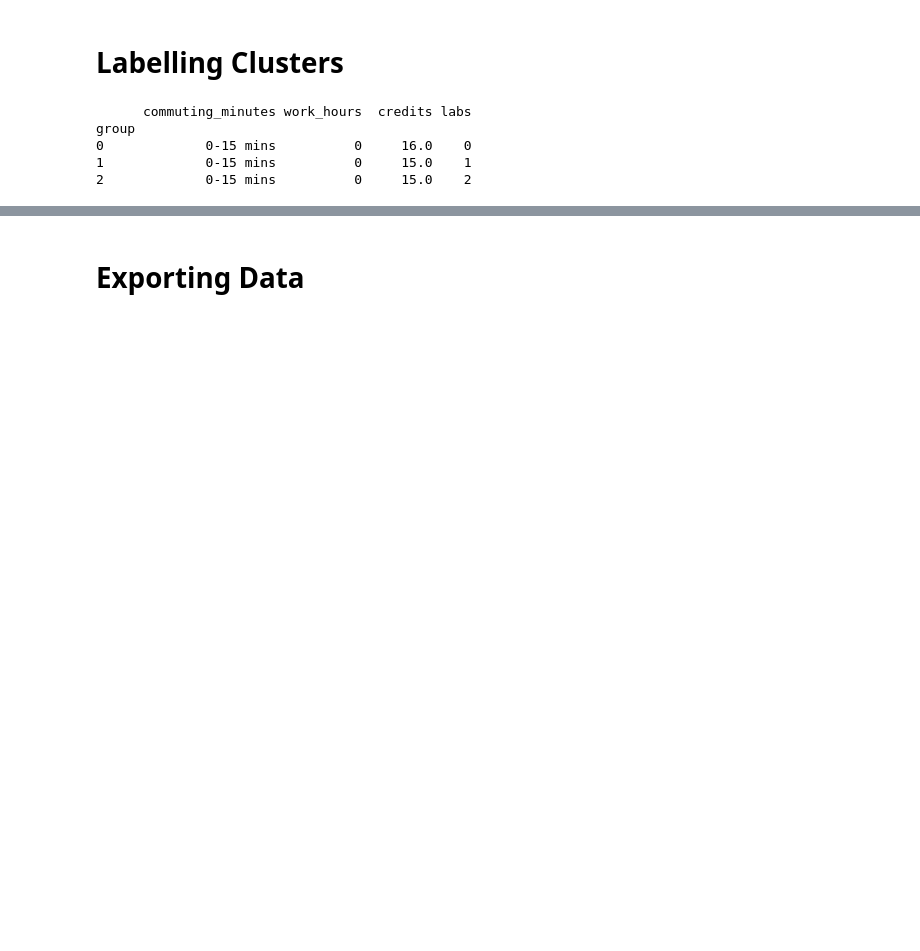
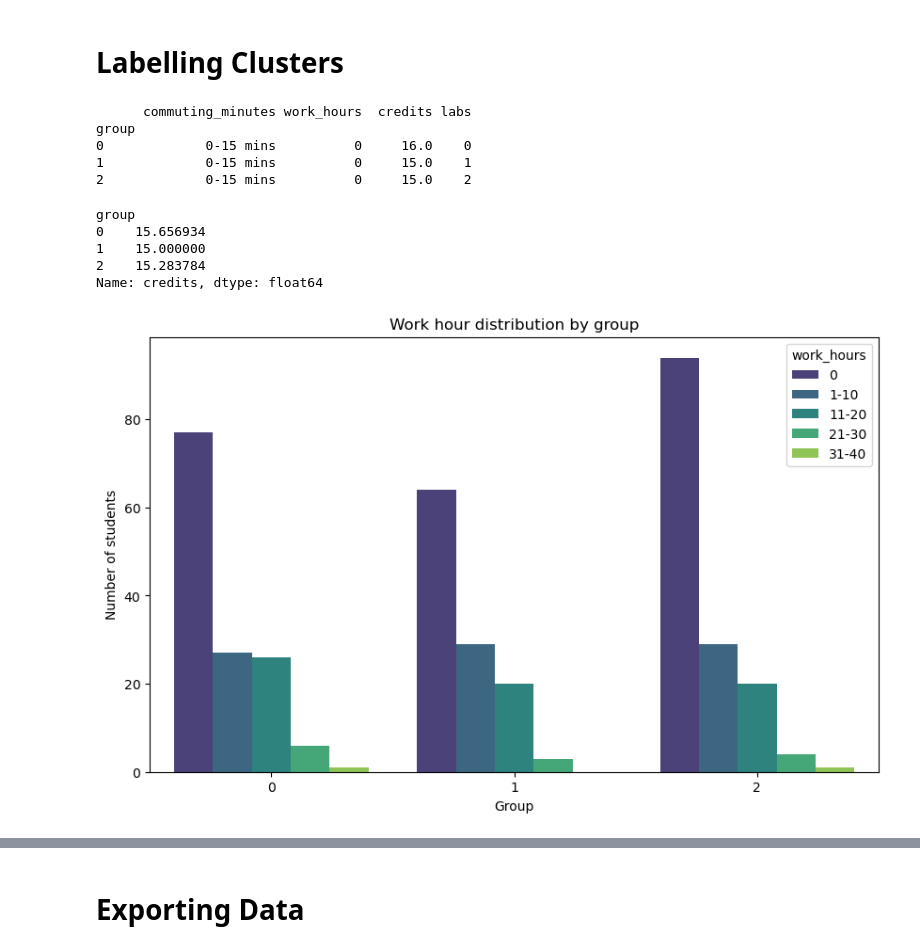
Before and after one commit to diegofonde/schmid_analysis, a Jupyter notebook: schmid_unsupervised_learning.ipynb, the cells around one changed output, grey strips where cells are left out. Cells and saved outputs as stored; diff of their text form; code cells hidden in the pictures; blank space fills up the shorter version.

```diff
--- a/schmid_unsupervised_learning.ipynb
+++ b/schmid_unsupervised_learning.ipynb
@@ -172,7 +222,7 @@ Intertia Values
 # %%
 # Model creation
 
-pam = KMedoids(n_clusters = 3, metric = 'precomputed', method = 'pam', random_state = 42)
+pam = KMedoids(n_clusters = 4, metric = 'precomputed', method = 'pam', random_state = 42)
 pam_labels = pam.fit_predict(gower_matrix)
 pam_silhouette = silhouette_score(gower_matrix, pam.labels_, metric = "precomputed")
 print(pam_silhouette)
@@ -272,3 +318,26 @@ group
 0             0-15 mins          0     16.0    0
 1             0-15 mins          0     15.0    1
 2             0-15 mins          0     15.0    2
+# %%
+commuting_distribution = student_data.groupby('group')['credits'].mean()
+print(commuting_distribution)
+# %% [output]
+group
+0    15.656934
+1    15.000000
+2    15.283784
+Name: credits, dtype: float64
+# %%
+plt.figure(figsize=(10, 6))
+sns.countplot(
+    data = student_data,
+    x = 'group',
+    hue = 'work_hours',
+    palette = 'viridis'
+)
+plt.title("Work hour distribution by group")
+plt.xlabel("Group")
+plt.ylabel("Number of students")
+plt.show()
+# %% [output]
+[figure, added]
```
Also changed, not shown: parts of 16 cells of this notebook.
